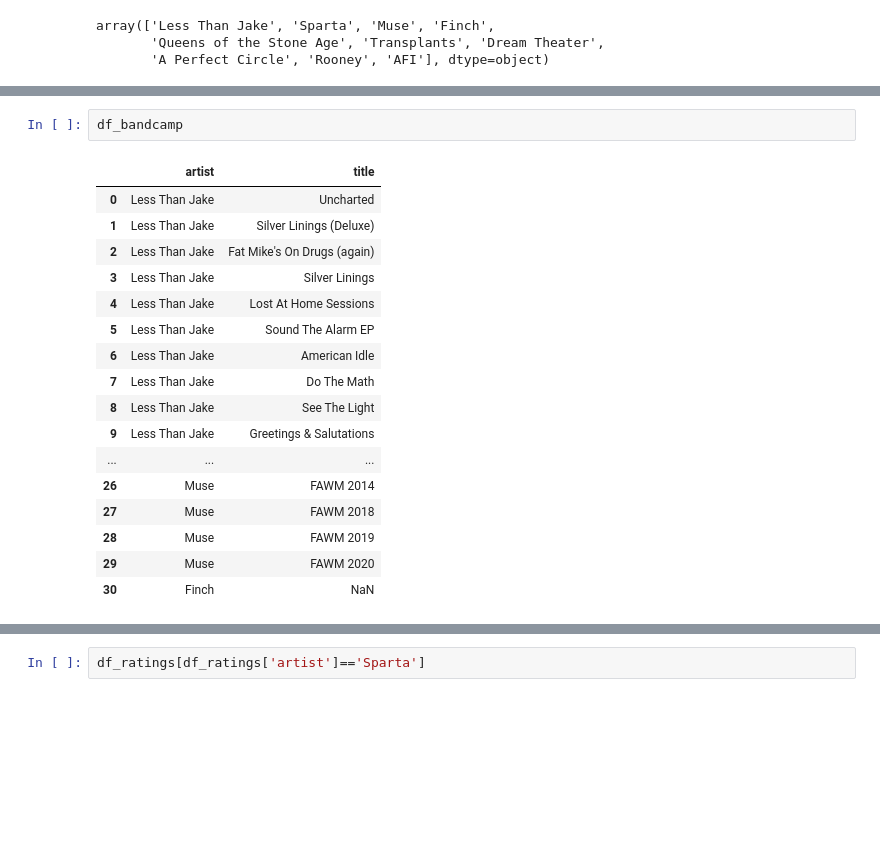
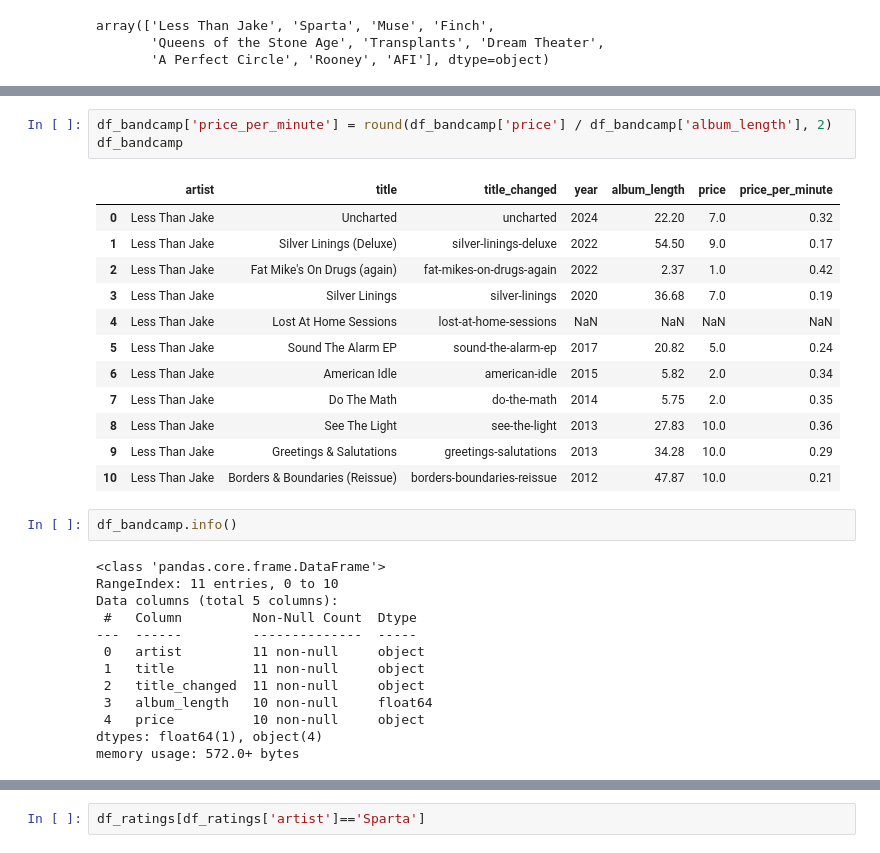
Before and after one commit to arnauog/what_the_rock, a Jupyter notebook: 8 Bandcamp.ipynb, the cells around one changed output, grey strips where cells are left out. Cells and saved outputs as stored; diff of their text form; blank space fills up the shorter version.

Commit message:
bandcamp updates

```diff
--- a/8 Bandcamp.ipynb
+++ b/8 Bandcamp.ipynb
@@ -84,20 +144,31 @@ finch - Maybe this artist doesn't have a bandcamp page
+# %%
+df_bandcamp['price_per_minute'] = round(df_bandcamp['price'] / df_bandcamp['album_length'], 2)
+df_bandcamp
+# %% [output]
+|  | artist | title | title_changed | year | album_length | price | price_per_minute |
+| 0 | Less Than Jake | Uncharted | uncharted | 2024 | 22.20 | 7.0 | 0.32 |
+| 1 | Less Than Jake | Silver Linings (Deluxe) | silver-linings-deluxe | 2022 | 54.50 | 9.0 | 0.17 |
+| 2 | Less Than Jake | Fat Mike's On Drugs (again) | fat-mikes-on-drugs-again | 2022 | 2.37 | 1.0 | 0.42 |
+| 3 | Less Than Jake | Silver Linings | silver-linings | 2020 | 36.68 | 7.0 | 0.19 |
+| 4 | Less Than Jake | Lost At Home Sessions | lost-at-home-sessions | NaN | NaN | NaN | NaN |
+| 5 | Less Than Jake | Sound The Alarm EP | sound-the-alarm-ep | 2017 | 20.82 | 5.0 | 0.24 |
+| 6 | Less Than Jake | American Idle | american-idle | 2015 | 5.82 | 2.0 | 0.34 |
+| 7 | Less Than Jake | Do The Math | do-the-math | 2014 | 5.75 | 2.0 | 0.35 |
+| 8 | Less Than Jake | See The Light | see-the-light | 2013 | 27.83 | 10.0 | 0.36 |
+| 9 | Less Than Jake | Greetings & Salutations | greetings-salutations | 2013 | 34.28 | 10.0 | 0.29 |
+| 10 | Less Than Jake | Borders & Boundaries (Reissue) | borders-boundaries-reissue | 2012 | 47.87 | 10.0 | 0.21 |
 # %%
-df_bandcamp
+df_bandcamp.info()
 # %% [output]
-|  | artist | title |
-| 0 | Less Than Jake | Uncharted |
-| 1 | Less Than Jake | Silver Linings (Deluxe) |
-| 2 | Less Than Jake | Fat Mike's On Drugs (again) |
-| 3 | Less Than Jake | Silver Linings |
-| 4 | Less Than Jake | Lost At Home Sessions |
-| 5 | Less Than Jake | Sound The Alarm EP |
-| 6 | Less Than Jake | American Idle |
-| 7 | Less Than Jake | Do The Math |
-| 8 | Less Than Jake | See The Light |
-| 9 | Less Than Jake | Greetings & Salutations |
-| ... | ... | ... |
-| 26 | Muse | FAWM 2014 |
-| 27 | Muse | FAWM 2018 |
-| 28 | Muse | FAWM 2019 |
-| 29 | Muse | FAWM 2020 |
-| 30 | Finch | NaN |
+<class 'pandas.core.frame.DataFrame'>
+RangeIndex: 11 entries, 0 to 10
+Data columns (total 5 columns):
+ #   Column         Non-Null Count  Dtype
+---  ------         --------------  -----
+ 0   artist         11 non-null     object
+ 1   title          11 non-null     object
+ 2   title_changed  11 non-null     object
+ 3   album_length   10 non-null     float64
+ 4   price          10 non-null     object
+dtypes: float64(1), object(4)
+memory usage: 572.0+ bytes
```
Also changed, not shown: parts of 3 cells of this notebook, 2 other files.
